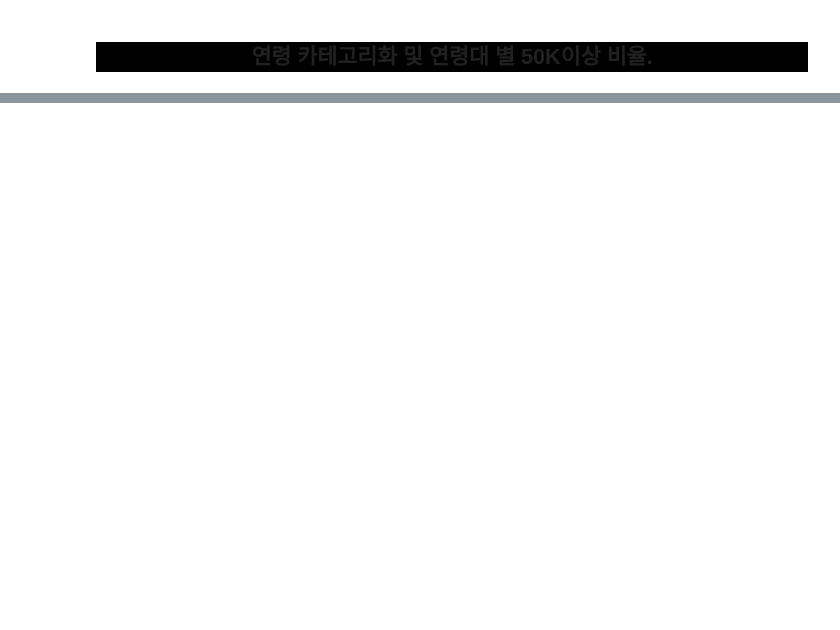
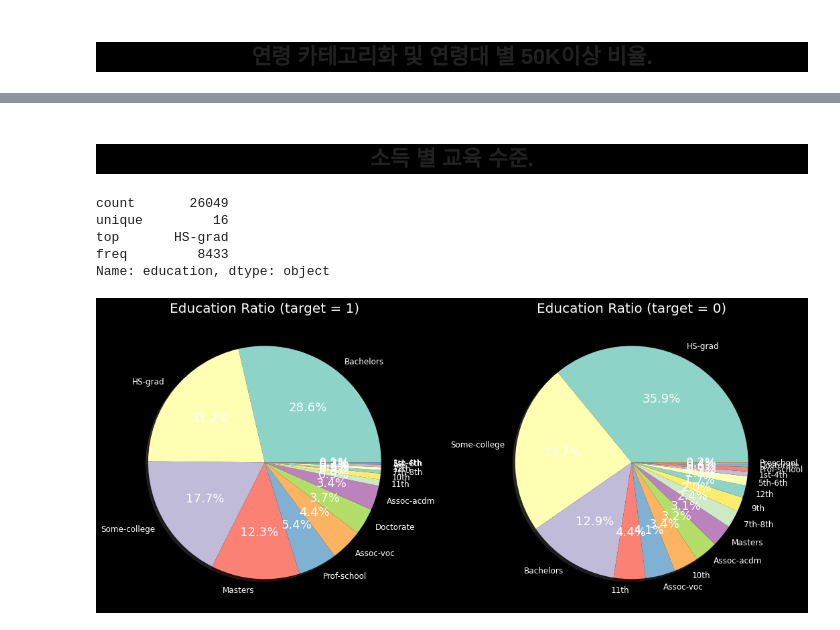
Before and after one commit to Falconno7/kaggle_project, a Jupyter notebook: T-academy_성인소득인구조사/i-want-to-be-1.ipynb, the cells around one changed output, grey strips where cells are left out. Cells and saved outputs as stored; diff of their text form; code cells hidden in the pictures; blank space fills up the shorter version.

```diff
--- a/T-academy_성인소득인구조사/i-want-to-be-1.ipynb
+++ b/T-academy_성인소득인구조사/i-want-to-be-1.ipynb
@@ -205,0 +306,6 @@ data['age'][(data['age'] >= 90) & (data['age'] < 100)] = 90
+# %%
+t_result = stats.ttest_ind(fnlwgt_0,fnlwgt_1, equal_var = False)
+t, p = t_result.statistic.round(3), t_result.pvalue.round(3)
+print("2-Sample T-test(Welch's T-test) ")
+print('t:{}'.format(t))
+print('p:{}'.format(p))
@@ -205,0 +319,42 @@ data['age'][(data['age'] >= 90) & (data['age'] < 100)] = 90
+# %% [markdown]
+<a class="anchor" id="교육수준"></a>
+## <center style="background-color:black; width:40%;">소득 별 교육 수준.</center>
+# %%
+data['education'].describe()
+# %% [output]
+count       26049
+unique         16
+top       HS-grad
+freq         8433
+Name: education, dtype: object
+# %%
+data_1_all = []
+data_1 = data['education'][data['income'] == 1]
+data_0 = data['education'][data['income'] == 0]
+labels = []
+
+data_count_1 = data_1.value_counts()
+data_count_0 = data_0.value_counts()
+data_1_all.append(data_count_1)
+data_1_all.append(data_count_0)
+label_1 = data_count_1.index
+label_2 = data_count_0.index
+labels.append(label_1)
+labels.append(label_2)
+fig, axes = plt.subplots(1,2, figsize=(18,8))
+title = ['Education Ratio (target = 1)','Education Ratio (target = 0)']
+for i in range(2):
+    ax = axes[i]
+    patches, texts, autotexts = ax.pie(data_1_all[i],labels = labels[i], autopct = '%1.1f%%', shadow=True)
+    ax.set_title(title[i],color = 'white', fontsize = 20)
+    for t in texts:
+        t.set_fontsize(12)
+        t.set_color('white')
+
+    for t in autotexts:
+        t.set_color("white")
+        t.set_fontsize(18)
+
+plt.show()
+# %% [output]
+[figure, added]
```
Also changed, not shown: parts of 111 cells of this notebook, 2 other files.
